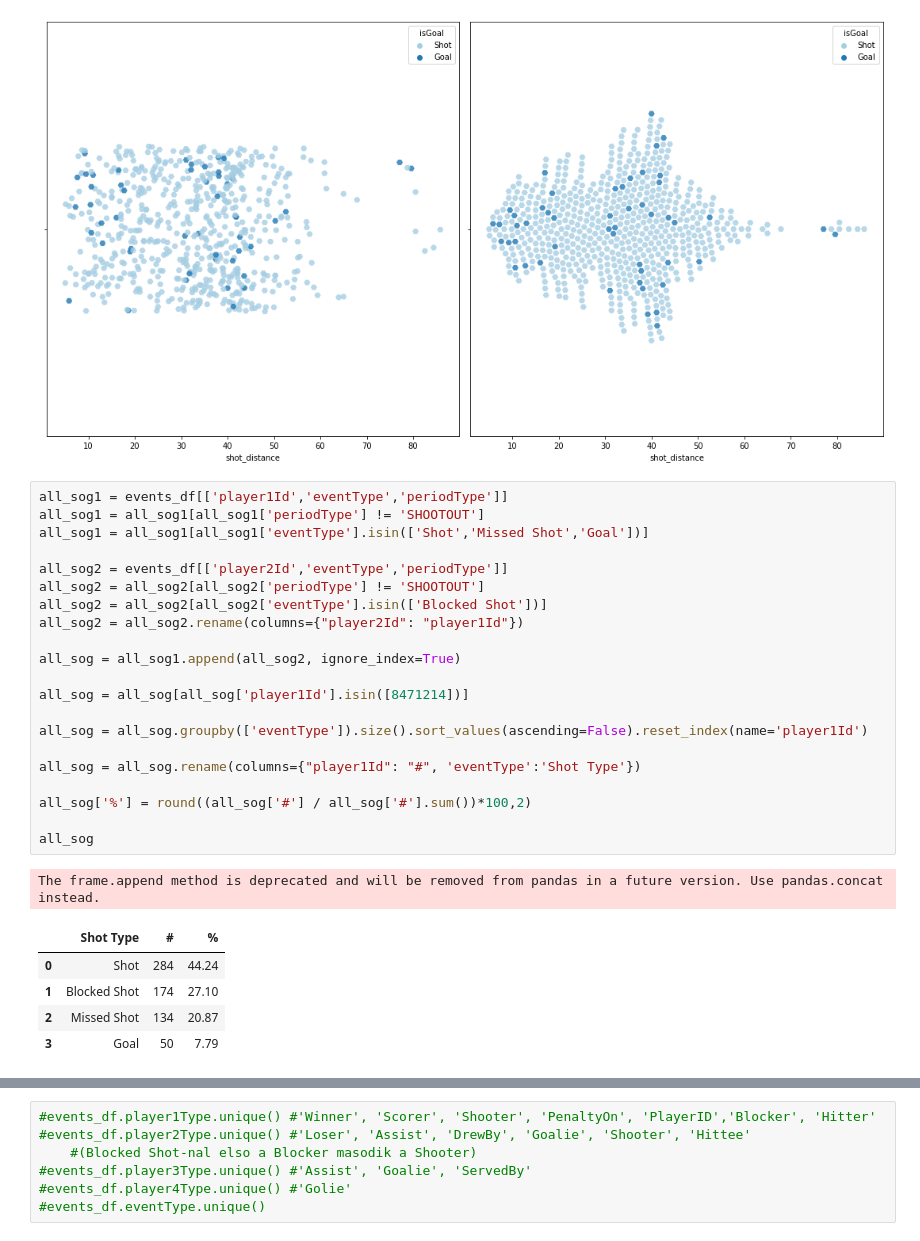
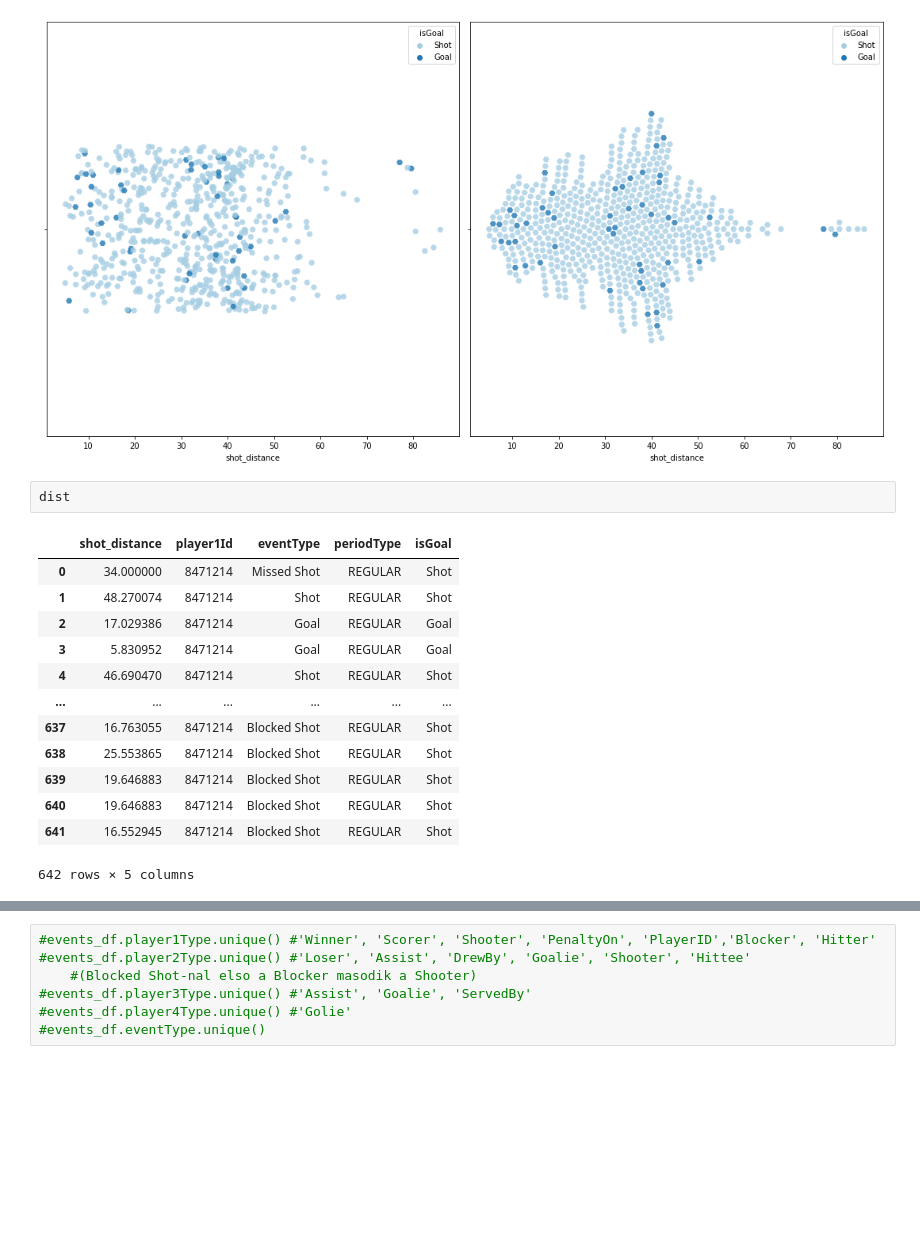
Before and after one commit to szonja126/NHL-Diplomamunka, a Jupyter notebook: readcsv.ipynb, the cells around one changed output, grey strips where cells are left out. Drawn from its saved outputs; the diff is of its cells as text; blank space fills up the shorter version.

```diff
--- a/readcsv.ipynb
+++ b/readcsv.ipynb
@@ -473,31 +493,19 @@ A value is trying to be set on a copy of a slice from a DataFrame
 
 See the caveats in the documentation: https://pandas.pydata.org/pandas-docs/stable/user_guide/indexing.html#returning-a-view-versus-a-copy
 [figure]
-# %%
-all_sog1 = events_df[['player1Id','eventType','periodType']]
-all_sog1 = all_sog1[all_sog1['periodType'] != 'SHOOTOUT']
-all_sog1 = all_sog1[all_sog1['eventType'].isin(['Shot','Missed Shot','Goal'])]
-
-all_sog2 = events_df[['player2Id','eventType','periodType']]
-all_sog2 = all_sog2[all_sog2['periodType'] != 'SHOOTOUT']
-all_sog2 = all_sog2[all_sog2['eventType'].isin(['Blocked Shot'])]
-all_sog2 = all_sog2.rename(columns={"player2Id": "player1Id"})
-
-all_sog = all_sog1.append(all_sog2, ignore_index=True)
-
-all_sog = all_sog[all_sog['player1Id'].isin([8471214])]
-
-all_sog = all_sog.groupby(['eventType']).size().sort_values(ascending=False).reset_index(name='player1Id')
-
-all_sog = all_sog.rename(columns={"player1Id": "#", 'eventType':'Shot Type'})
-
-all_sog['%'] = round((all_sog['#'] / all_sog['#'].sum())*100,2)
-
-all_sog
-# %% [output]
-The frame.append method is deprecated and will be removed from pandas in a future version. Use pandas.concat instead.
-|  | Shot Type | # | % |
-| 0 | Shot | 284 | 44.24 |
-| 1 | Blocked Shot | 174 | 27.10 |
-| 2 | Missed Shot | 134 | 20.87 |
-| 3 | Goal | 50 | 7.79 |
+# %%
+dist
+# %% [output]
+|  | shot_distance | player1Id | eventType | periodType | isGoal |
+| 0 | 34.000000 | 8471214 | Missed Shot | REGULAR | Shot |
+| 1 | 48.270074 | 8471214 | Shot | REGULAR | Shot |
+| 2 | 17.029386 | 8471214 | Goal | REGULAR | Goal |
+| 3 | 5.830952 | 8471214 | Goal | REGULAR | Goal |
+| 4 | 46.690470 | 8471214 | Shot | REGULAR | Shot |
+| ... | ... | ... | ... | ... | ... |
+| 637 | 16.763055 | 8471214 | Blocked Shot | REGULAR | Shot |
+| 638 | 25.553865 | 8471214 | Blocked Shot | REGULAR | Shot |
+| 639 | 19.646883 | 8471214 | Blocked Shot | REGULAR | Shot |
+| 640 | 19.646883 | 8471214 | Blocked Shot | REGULAR | Shot |
+| 641 | 16.552945 | 8471214 | Blocked Shot | REGULAR | Shot |
+642 rows × 5 columns
```
Also changed, not shown: parts of 15 cells of this notebook.
